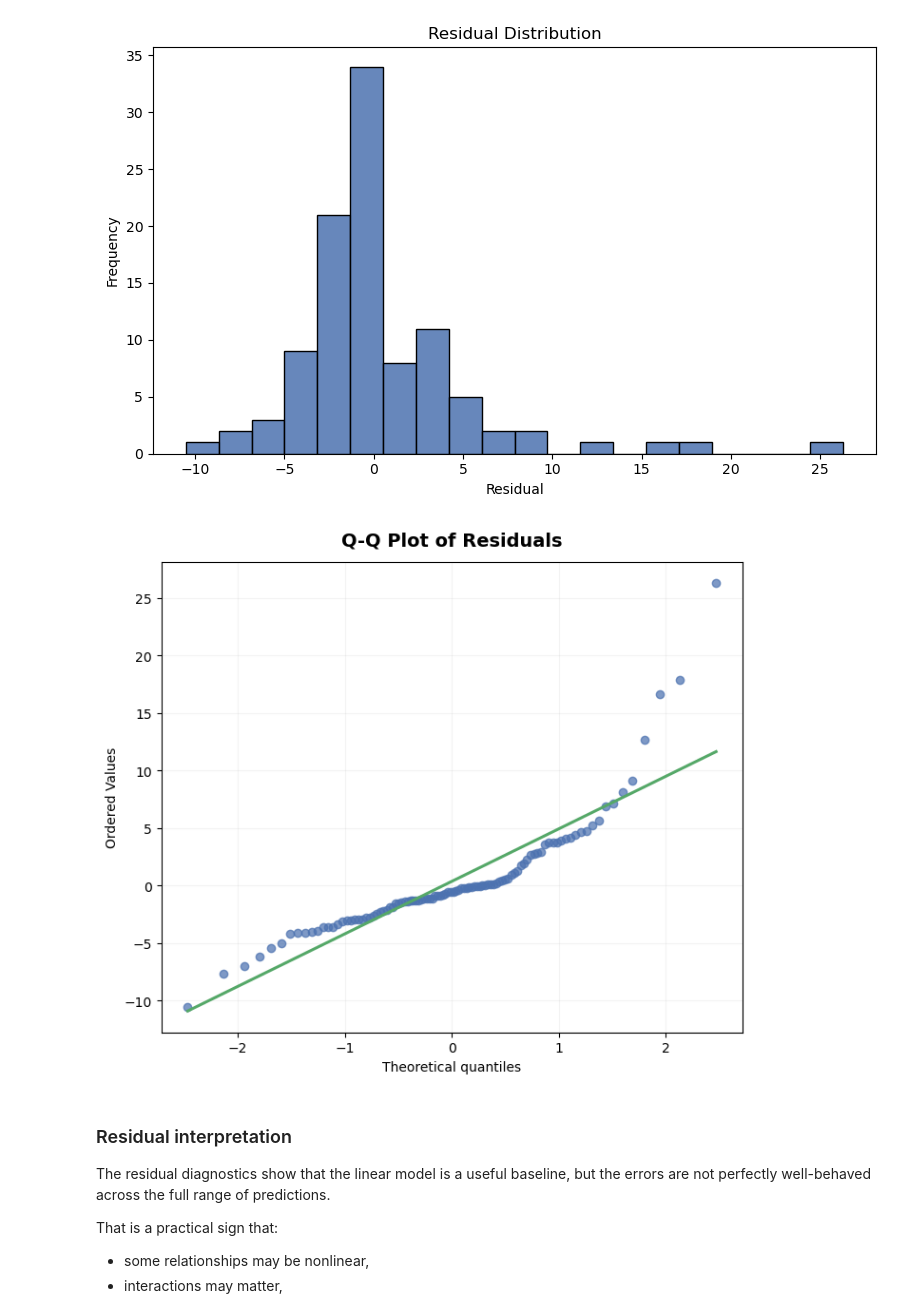
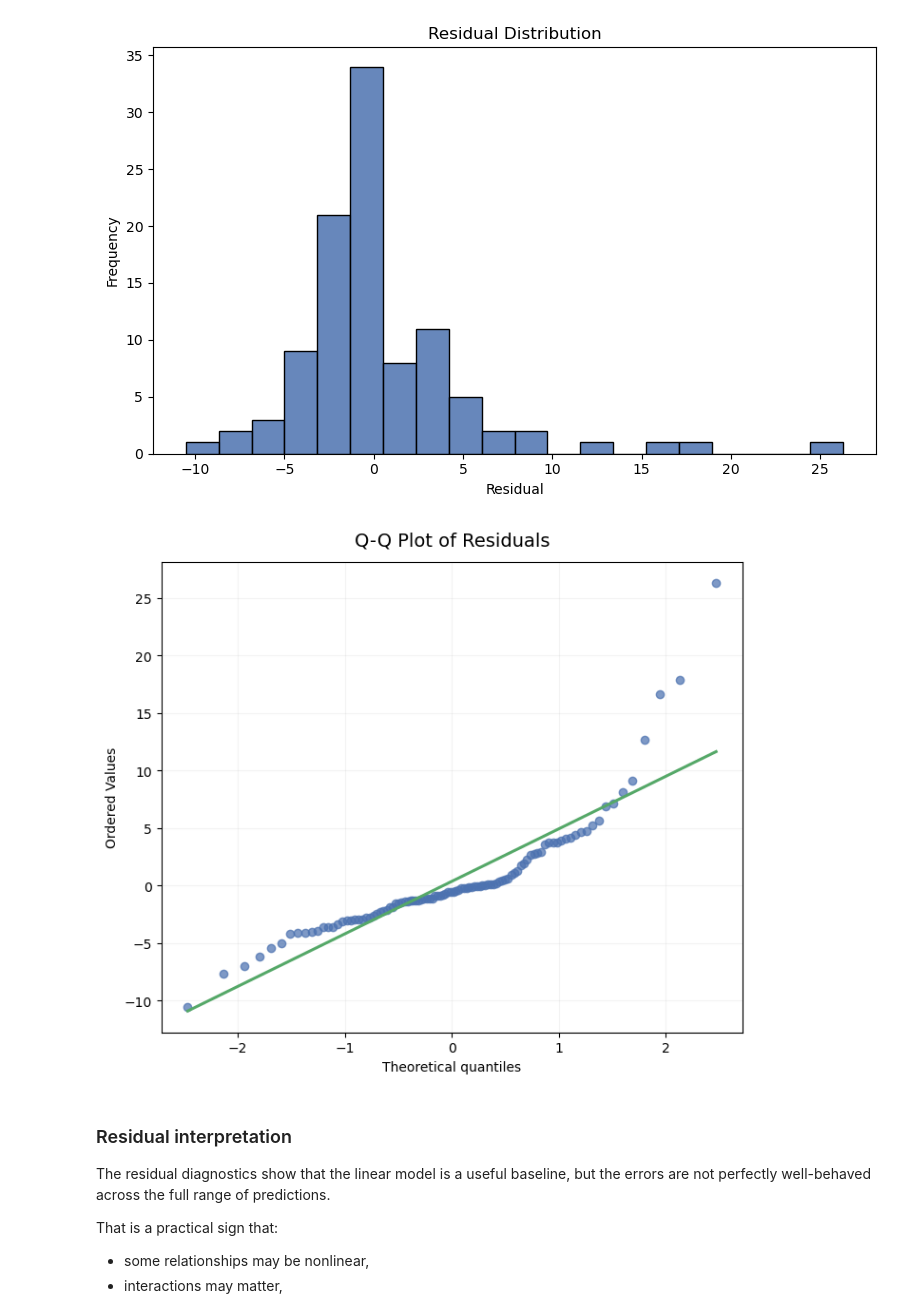
Before and after one commit to Anahita-Pouladi/boston-housing-linear-regression, a Jupyter notebook: notebooks/boston_housing_linear_regression.ipynb, the cells around one changed output. Drawn from its saved outputs; the diff is of its cells as text; code cells hidden in the pictures.

```diff
--- a/notebooks/boston_housing_linear_regression.ipynb
+++ b/notebooks/boston_housing_linear_regression.ipynb
@@ -794,35 +793,34 @@ plt.show()
 fig, ax = plt.subplots(figsize=(7, 6))
 
 stats.probplot(
     residuals,
     dist="norm",
     plot=ax
 )
 
 # Q-Q plot sample points
 qq_points = ax.get_lines()[0]
 qq_points.set_markerfacecolor(portfolio_palette[0])
 qq_points.set_markeredgecolor(portfolio_palette[0])
 qq_points.set_alpha(0.72)
 qq_points.set_markersize(6)
 
 # Fitted reference line
 qq_line = ax.get_lines()[1]
 qq_line.set_color(portfolio_palette[1])
 qq_line.set_linewidth(2.2)
 
 ax.set_title(
     "Q-Q Plot of Residuals",
     fontsize=14,
-    fontweight="bold",
     pad=12
 )
 
 ax.grid(alpha=0.15)
 plt.tight_layout()
 plt.show()
 # %% [output]
-[figure, old version]
+[figure, new version]
 # %% [markdown]
 ### Residual interpretation
 
```
Also changed, not shown: parts of 2 cells of this notebook, 6 other files.
